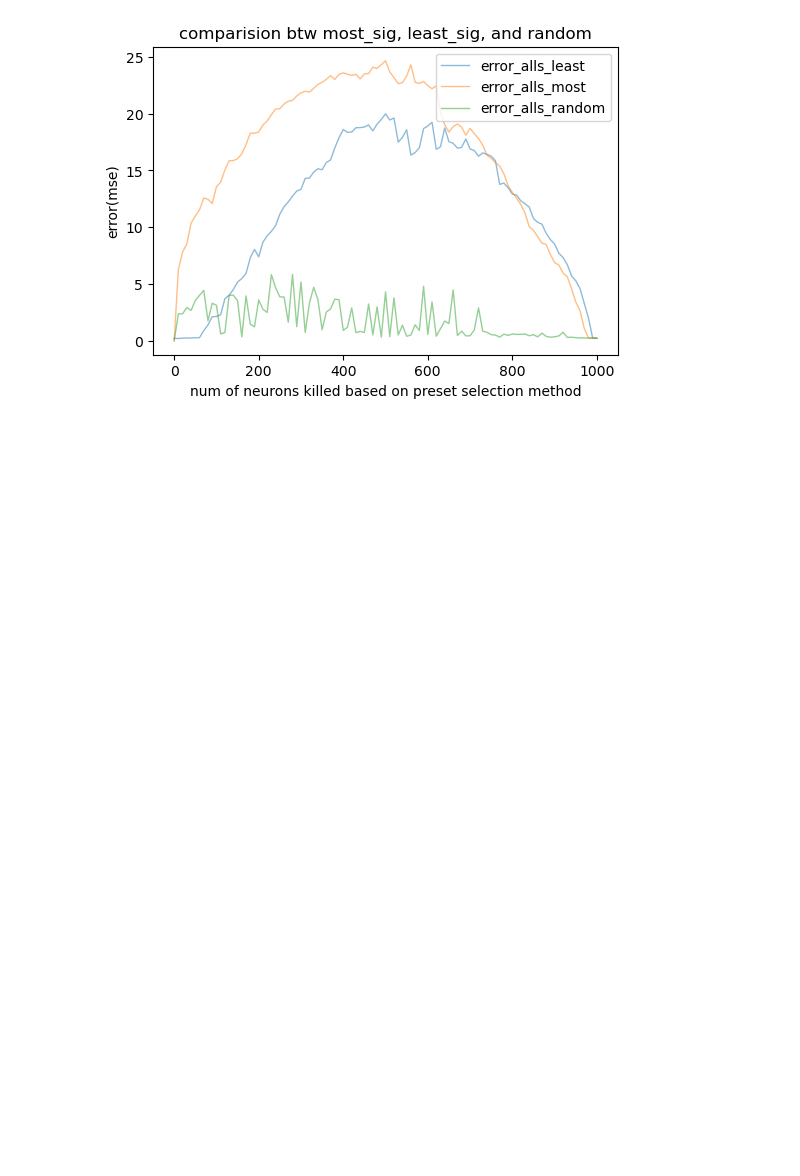
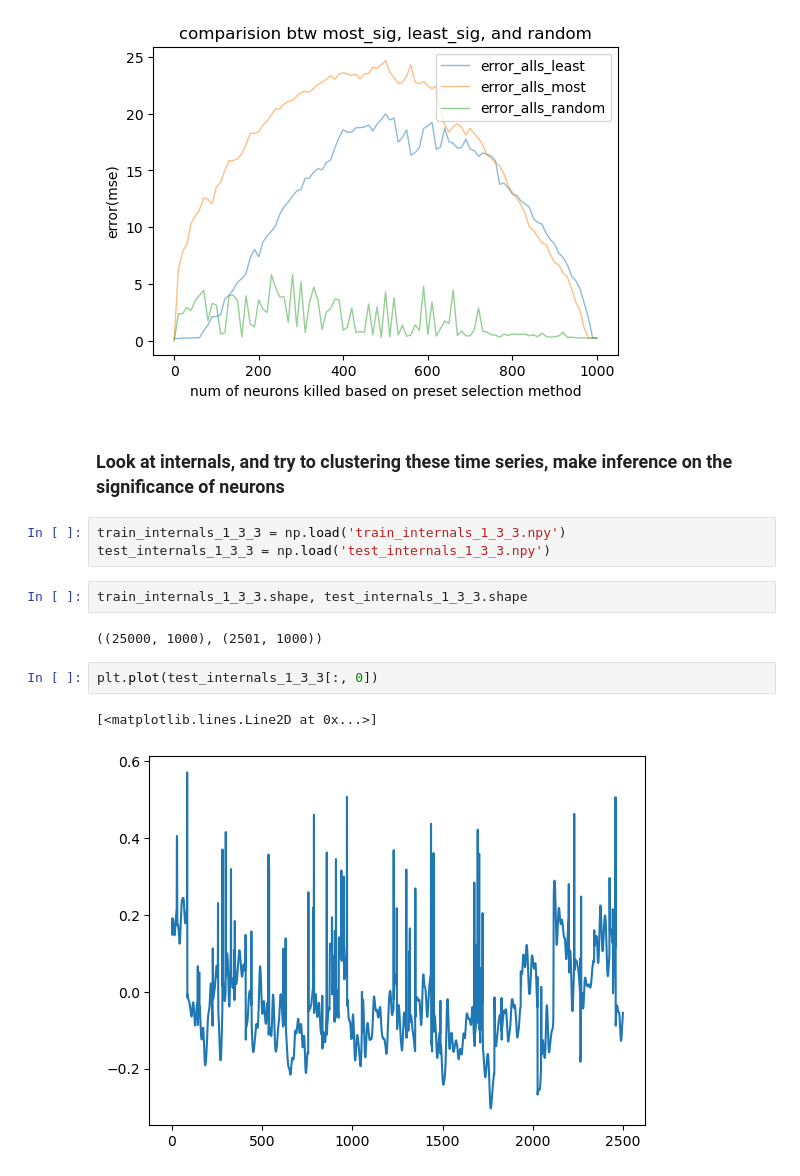
Before and after one commit to Noahkong12/TriceratopsWithLesion, a Jupyter notebook: ESN-WM/plot_weights_and_internals.ipynb, the cells around one changed output. Cells and saved outputs as stored; diff of their text form; blank space fills up the shorter version.

Commit message:
internals

```diff
--- a/ESN-WM/plot_weights_and_internals.ipynb
+++ b/ESN-WM/plot_weights_and_internals.ipynb
@@ -293,3 +261,17 @@ plt.legend()
 # %% [output]
 <matplotlib.legend.Legend at 0x...>
 [figure]
+# %% [markdown]
+### Look at internals, and try to clustering these time series, make inference on the significance of neurons
+# %%
+train_internals_1_3_3 = np.load('train_internals_1_3_3.npy')
+test_internals_1_3_3 = np.load('test_internals_1_3_3.npy')
+# %%
+train_internals_1_3_3.shape, test_internals_1_3_3.shape
+# %% [output]
+((25000, 1000), (2501, 1000))
+# %%
+plt.plot(test_internals_1_3_3[:, 0])
+# %% [output]
+[<matplotlib.lines.Line2D at 0x...>]
+[figure, added]
```
Also changed, not shown: parts of 8 cells of this notebook, 1 other file.
